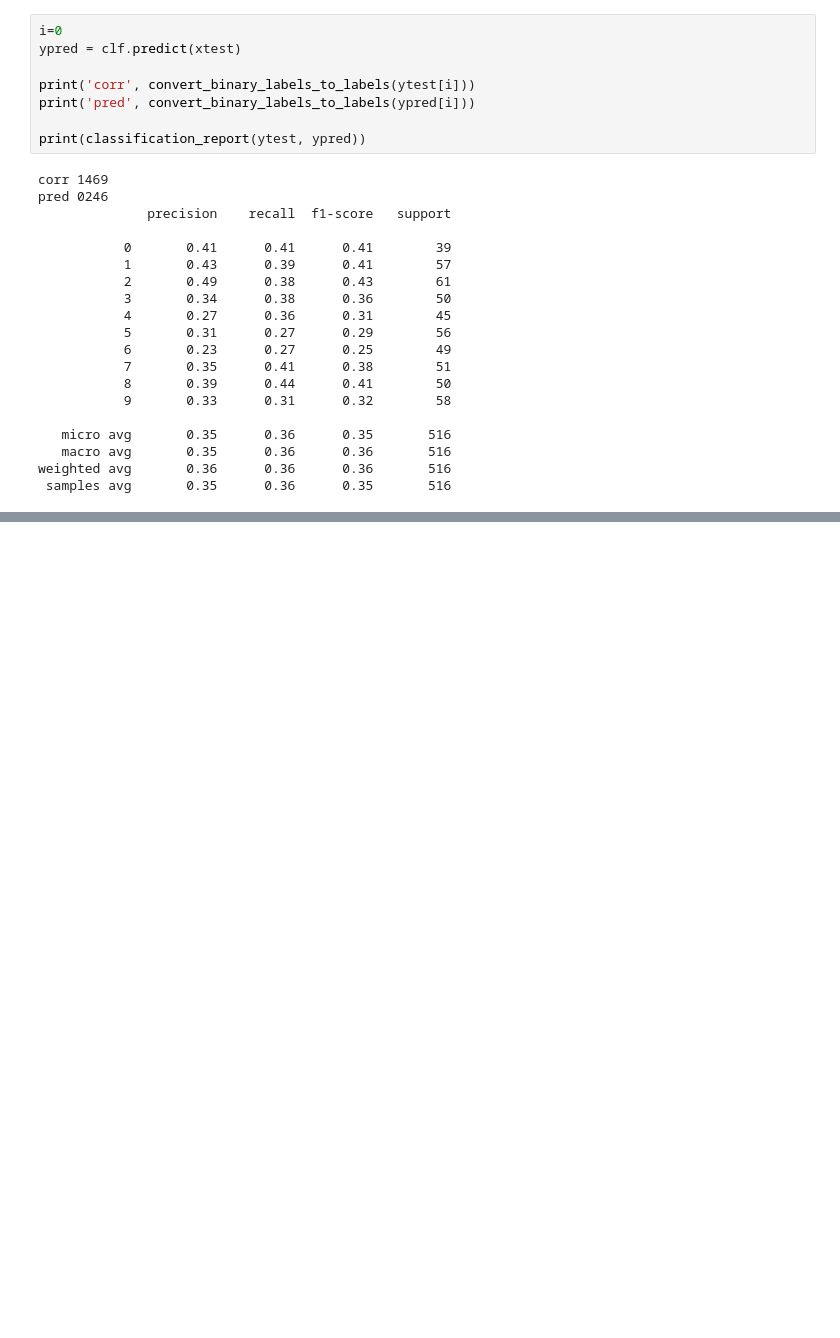
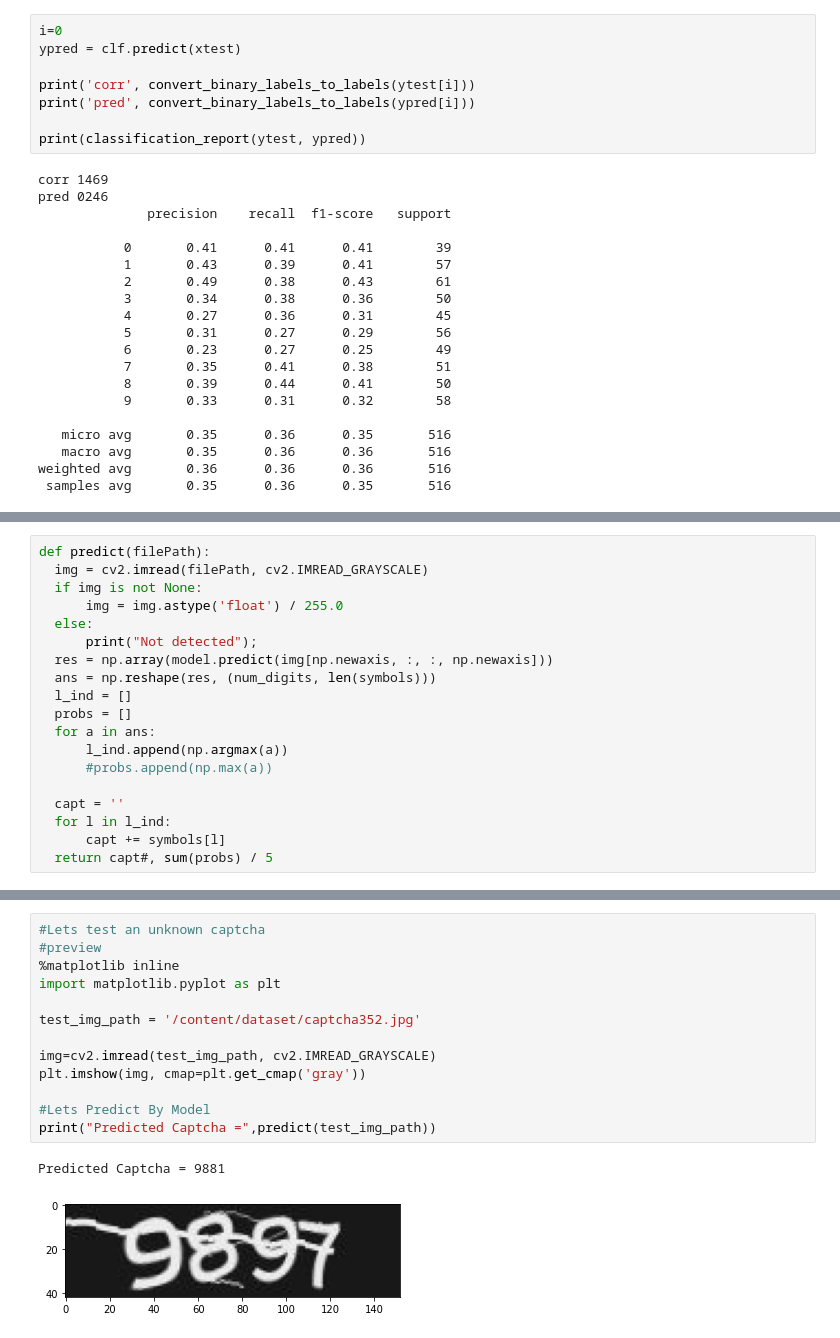
Before and after one commit to mnwato/captcha-recognition, a Jupyter notebook: sheypoor/main.ipynb, the cells around one changed output, grey strips where cells are left out. Cells and saved outputs as stored; diff of their text form; blank space fills up the shorter version.

```diff
--- a/sheypoor/main.ipynb
+++ b/sheypoor/main.ipynb
@@ -933,0 +964,19 @@ model.evaluate(xtest, ytest)
+# %%
+def predict(filePath):
+  img = cv2.imread(filePath, cv2.IMREAD_GRAYSCALE)
+  if img is not None:
+      img = img.astype('float') / 255.0
+  else:
+      print("Not detected");
+  res = np.array(model.predict(img[np.newaxis, :, :, np.newaxis]))
+  ans = np.reshape(res, (num_digits, len(symbols)))
+  l_ind = []
+  probs = []
+  for a in ans:
+      l_ind.append(np.argmax(a))
+      #probs.append(np.max(a))
+
+  capt = ''
+  for l in l_ind:
+      capt += symbols[l]
+  return capt#, sum(probs) / 5
@@ -933,0 +995,16 @@ model.evaluate(xtest, ytest)
+# %%
+#Lets test an unknown captcha
+#preview
+%matplotlib inline
+import matplotlib.pyplot as plt
+
+test_img_path = '/content/dataset/captcha352.jpg'
+
+img=cv2.imread(test_img_path, cv2.IMREAD_GRAYSCALE)
+plt.imshow(img, cmap=plt.get_cmap('gray'))
+
+#Lets Predict By Model
+print("Predicted Captcha =",predict(test_img_path))
+# %% [output]
+Predicted Captcha = 9881
+[figure, added]
```
Also changed, not shown: parts of 20 cells of this notebook.
